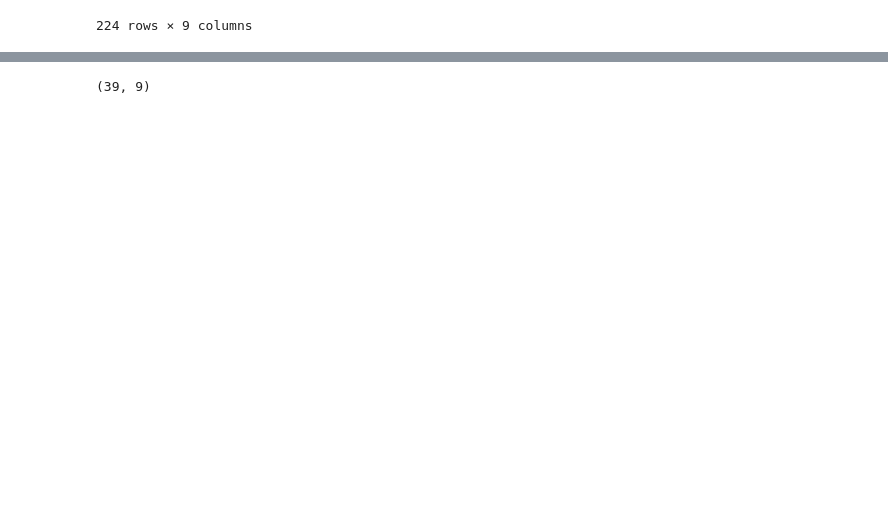
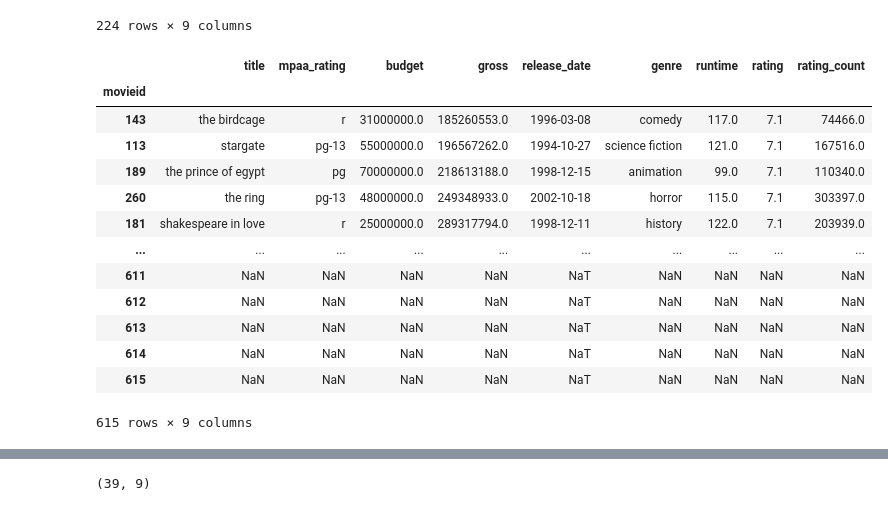
Before and after one commit to olemir/python-exercises, a Jupyter notebook: exercises-EDA.ipynb, the cells around one changed output, grey strips where cells are left out. Saved outputs shown, nothing was run; the diff lists cells and outputs as text; code cells hidden in the pictures; blank space fills up the shorter version.

```diff
--- a/exercises-EDA.ipynb
+++ b/exercises-EDA.ipynb
@@ -278,5 +300,23 @@ movies[(movies.rating > 7.0) & (movies.gross > 50000000)].sort_values(['rating',
 | 288 | the lord of the rings: the return... | pg-13 | 94000000 | 1118888979 | 2003-12-01 | fantasy | 201.0 | 8.9 | 1529953.0 |
 | 394 | the dark knight | pg-13 | 185000000 | 1004558444 | 2008-07-16 | action | 152.0 | 9.0 | 2127228.0 |
 224 rows × 9 columns
+# %%
+# using where
+movies.where((movies.rating > 7.0) & (movies.gross > 50000000)).sort_values(['rating', 'gross'])
+# %% [output]
+|  | title | mpaa_rating | budget | gross | release_date | genre | runtime | rating | rating_count |
+| movieid |  |  |  |  |  |  |  |  |  |
+| 143 | the birdcage | r | 31000000.0 | 185260553.0 | 1996-03-08 | comedy | 117.0 | 7.1 | 74466.0 |
+| 113 | stargate | pg-13 | 55000000.0 | 196567262.0 | 1994-10-27 | science fiction | 121.0 | 7.1 | 167516.0 |
+| 189 | the prince of egypt | pg | 70000000.0 | 218613188.0 | 1998-12-15 | animation | 99.0 | 7.1 | 110340.0 |
+| 260 | the ring | pg-13 | 48000000.0 | 249348933.0 | 2002-10-18 | horror | 115.0 | 7.1 | 303397.0 |
+| 181 | shakespeare in love | r | 25000000.0 | 289317794.0 | 1998-12-11 | history | 122.0 | 7.1 | 203939.0 |
+| ... | ... | ... | ... | ... | ... | ... | ... | ... | ... |
+| 611 | NaN | NaN | NaN | NaN | NaT | NaN | NaN | NaN | NaN |
+| 612 | NaN | NaN | NaN | NaN | NaT | NaN | NaN | NaN | NaN |
+| 613 | NaN | NaN | NaN | NaN | NaT | NaN | NaN | NaN | NaN |
+| 614 | NaN | NaN | NaN | NaN | NaT | NaN | NaN | NaN | NaN |
+| 615 | NaN | NaN | NaN | NaN | NaT | NaN | NaN | NaN | NaN |
+615 rows × 9 columns
 # %% [markdown]
 ### 2
```
Also changed, not shown: parts of 20 cells of this notebook.
